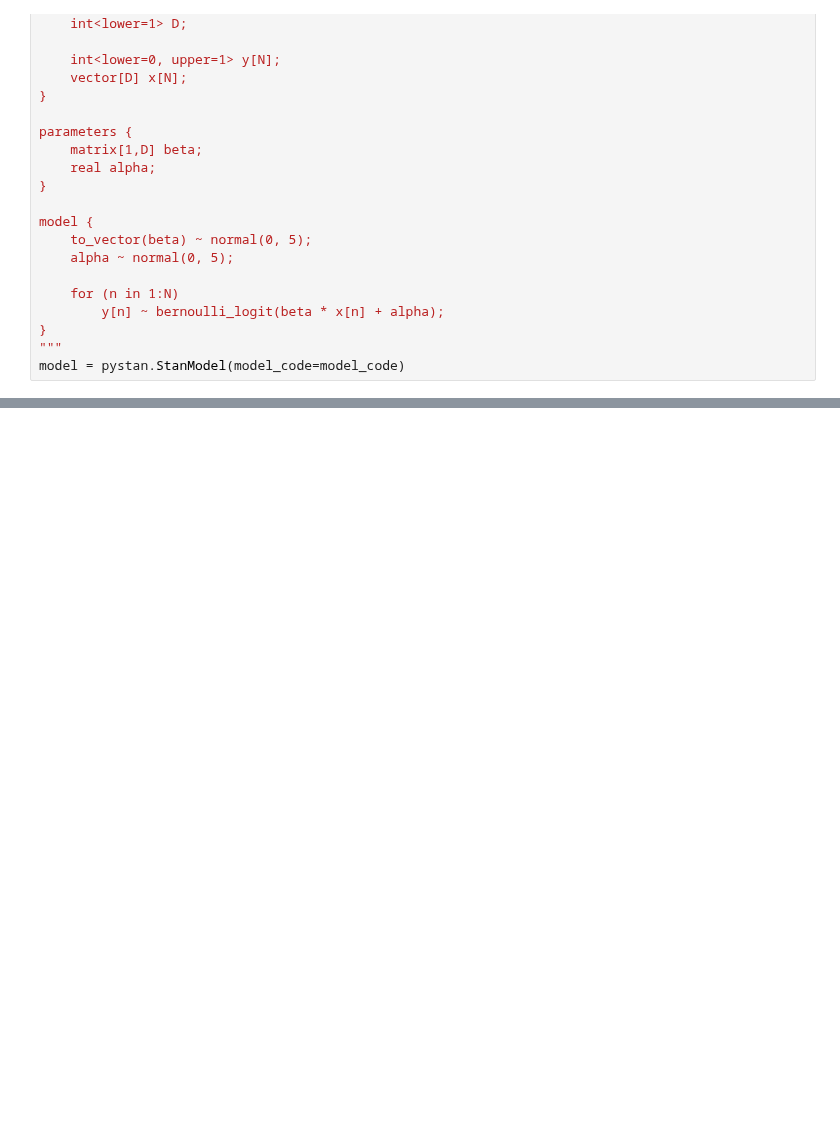
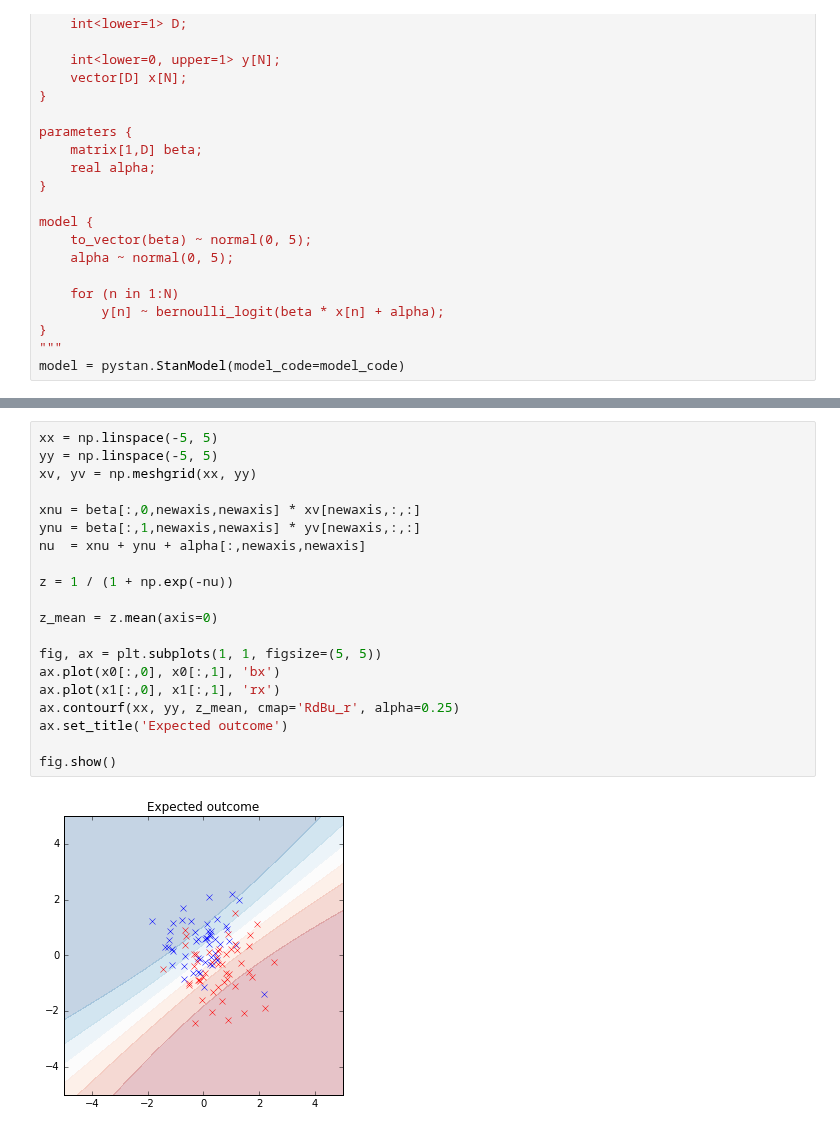
Before and after one commit to andykitchen/stan-examples, a Jupyter notebook: logistic.ipynb, the cells around one changed output, grey strips where cells are left out. Saved outputs shown, nothing was run; the diff lists cells and outputs as text; blank space fills up the shorter version.

```diff
--- a/logistic.ipynb
+++ b/logistic.ipynb
@@ -110,0 +114,22 @@ for ax in axs.flatten():
+# %%
+xx = np.linspace(-5, 5)
+yy = np.linspace(-5, 5)
+xv, yv = np.meshgrid(xx, yy)
+
+xnu = beta[:,0,newaxis,newaxis] * xv[newaxis,:,:]
+ynu = beta[:,1,newaxis,newaxis] * yv[newaxis,:,:]
+nu  = xnu + ynu + alpha[:,newaxis,newaxis]
+
+z = 1 / (1 + np.exp(-nu))
+
+z_mean = z.mean(axis=0)
+
+fig, ax = plt.subplots(1, 1, figsize=(5, 5))
+ax.plot(x0[:,0], x0[:,1], 'bx')
+ax.plot(x1[:,0], x1[:,1], 'rx')
+ax.contourf(xx, yy, z_mean, cmap='RdBu_r', alpha=0.25)
+ax.set_title('Expected outcome')
+
+fig.show()
+# %% [output]
+[figure, added]
```
Also changed, not shown: parts of 11 cells of this notebook, 11 other files.
